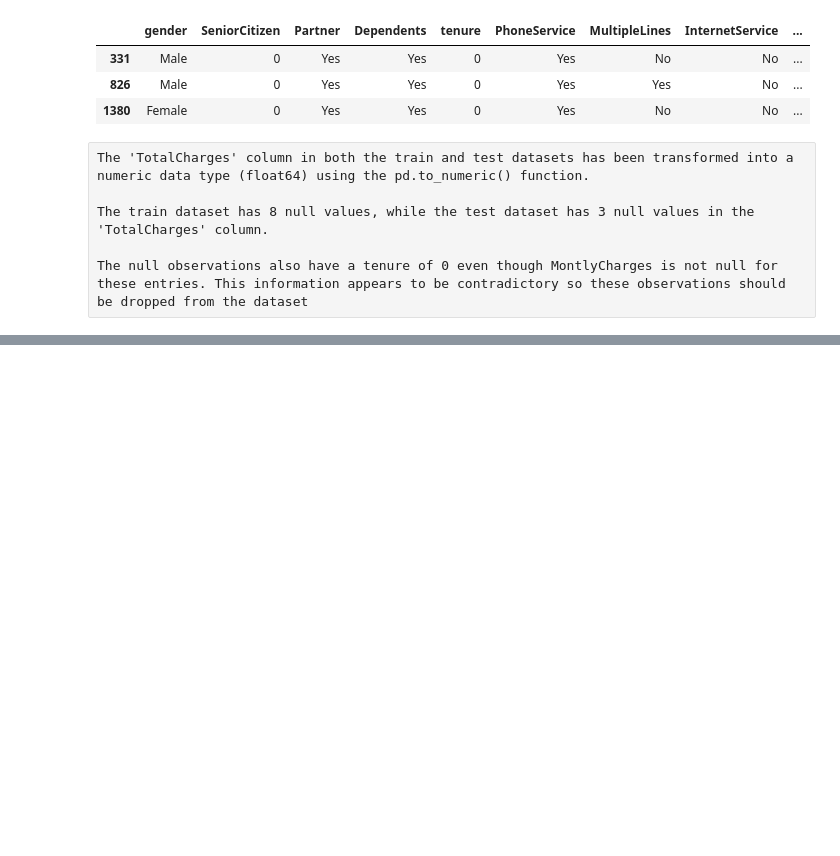
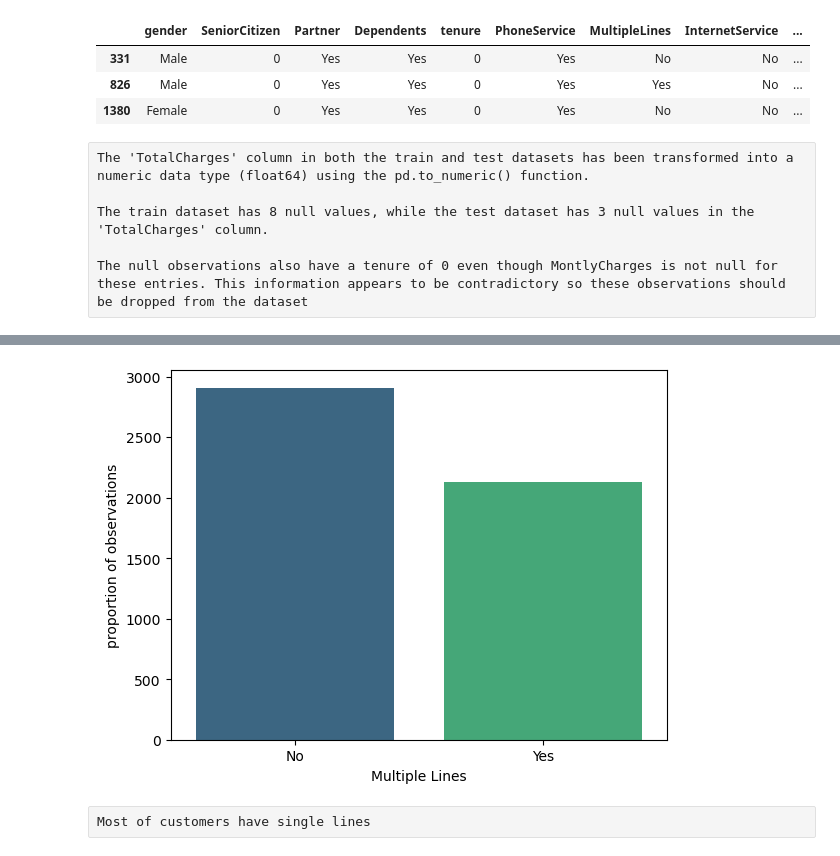
Before and after one commit to rasmodev/Customer-Churn-Prediction-Machine-Learning-Classification-Project, a Jupyter notebook: Classification_Telco_customer_churn.ipynb, the cells around one changed output, grey strips where cells are left out. Cells and saved outputs as stored; diff of their text form; code cells hidden in the pictures; blank space fills up the shorter version.

```diff
--- a/Classification_Telco_customer_churn.ipynb
+++ b/Classification_Telco_customer_churn.ipynb
@@ -630,0 +673,9 @@ test_df = test_df.dropna(subset=['TotalCharges'])
+# %%
+sns.countplot(x='MultipleLines',  data=train_df, palette='viridis')
+plt.xlabel('Multiple Lines')
+plt.ylabel('proportion of observations')
+plt.show()
+# %% [output]
+[figure, added]
+# %% [raw]
+Most of customers have single lines
```
Also changed, not shown: parts of 32 cells of this notebook.
